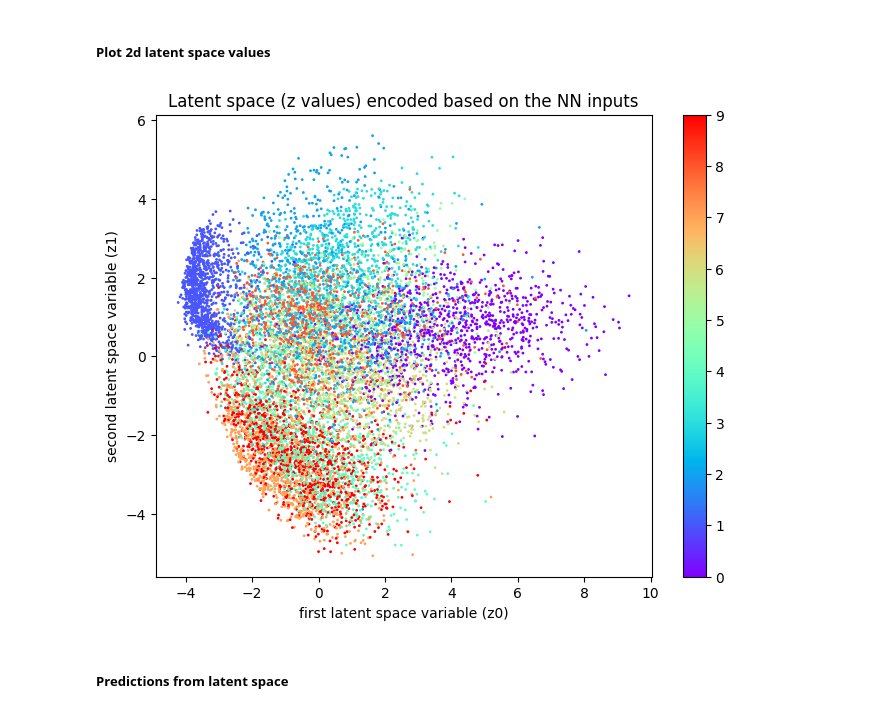
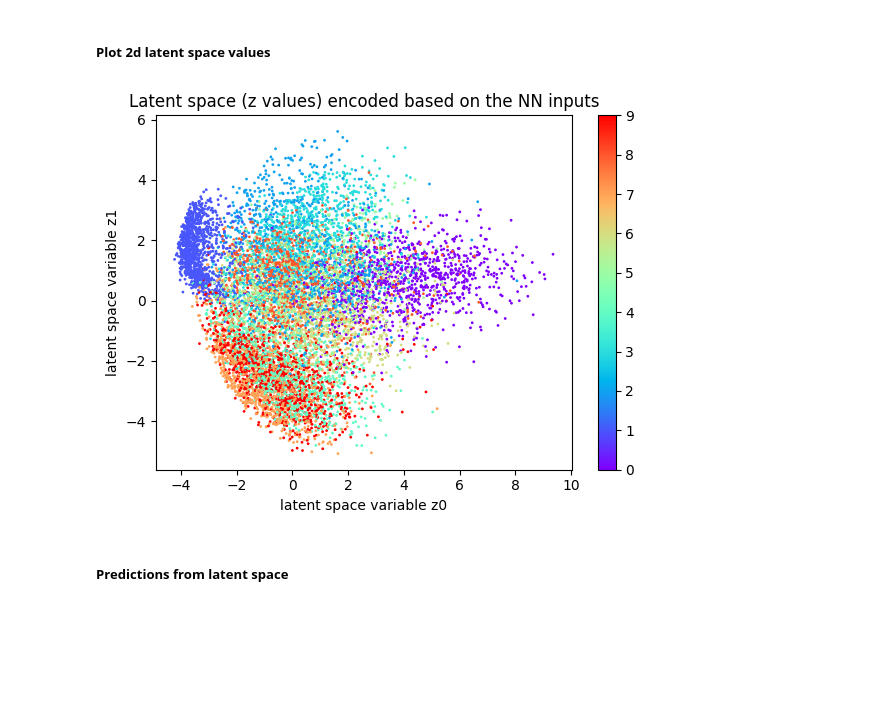
Before and after one commit to aleksei-zakharov/autoencoder_library, a Jupyter notebook: notebooks/mnist main/pca_2d.ipynb, the cells around one changed output. Drawn from its saved outputs; the diff is of its cells as text; code cells hidden in the pictures; blank space fills up the shorter version.

Commit message:
update notebooks and functions for mnist dataset

```diff
--- a/notebooks/mnist main/pca_2d.ipynb
+++ b/notebooks/mnist main/pca_2d.ipynb
@@ -56,14 +55,12 @@ plot_true_vs_prediction_images(pca_model,
 # %% [markdown]
 ##### Plot 2d latent space values
 # %%
-from src.visualization.plot_latent_space_2d_values import plot_latent_space_2d_values
-plot_latent_space_2d_values(pca_model,
-                            x_test_flat,
-                            y_test,
-                            save_name=NAME,
-                            data_type='mnist')
+from src.visualization.scatplot_latent_space_2d_values import scatplot_latent_space_2d_values
+scatplot_latent_space_2d_values(pca_model,
+                                x_test_flat,
+                                y_test)
 # %% [output]
-[figure, old version]
+[figure, new version]
 # %% [markdown]
 ##### Predictions from latent space
 # %%
```
Also changed, not shown: parts of 2 cells of this notebook, 14 other files.
